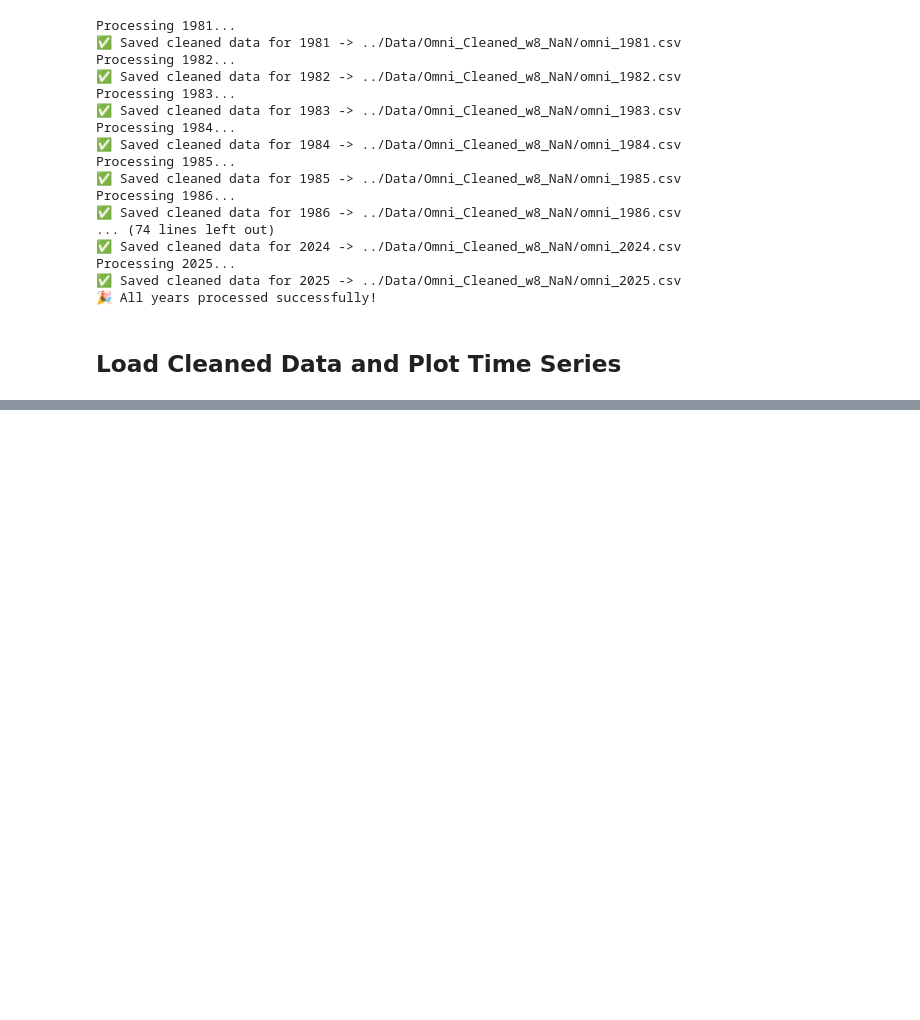
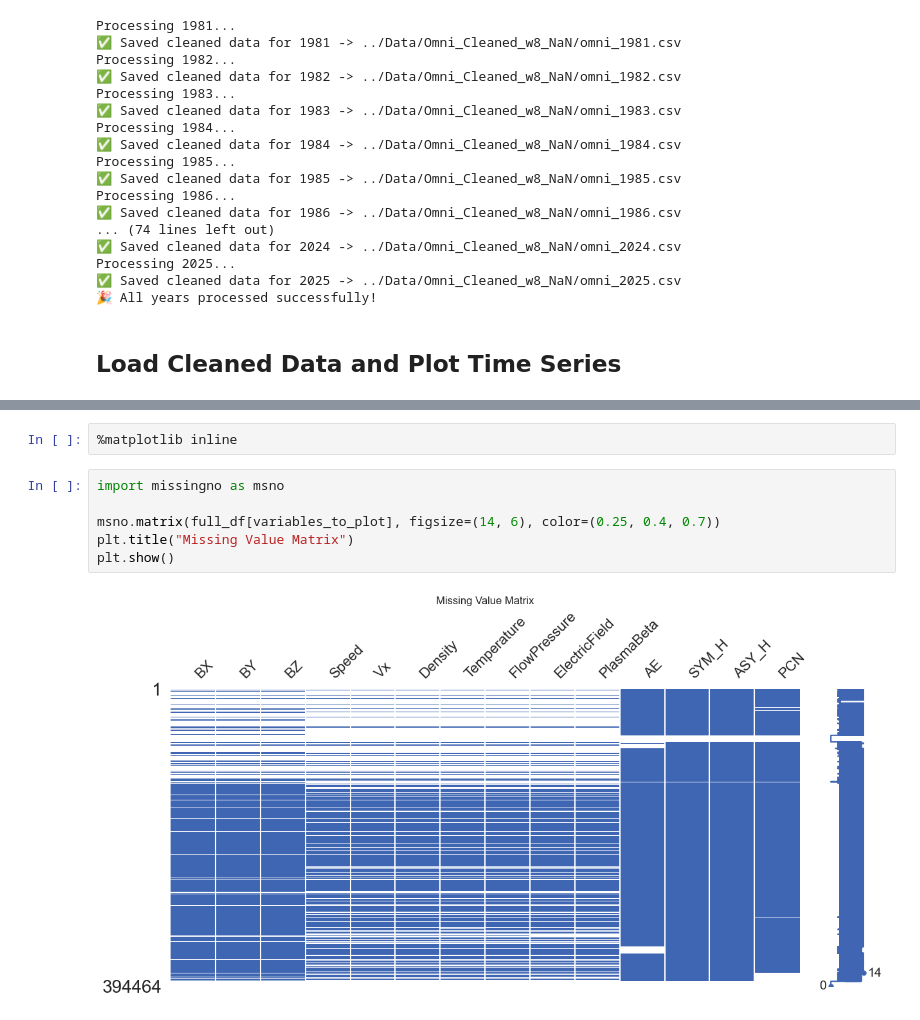
Before and after one commit to shivangichaudhary/Space-Weather-Event-Analysis, a Jupyter notebook: Notebooks/omni2.ipynb, the cells around one changed output, grey strips where cells are left out. Saved outputs shown, nothing was run; the diff lists cells and outputs as text; blank space fills up the shorter version.

```diff
--- a/Notebooks/omni2.ipynb
+++ b/Notebooks/omni2.ipynb
@@ -267,0 +402,10 @@ print(f"✅ Missing % per year plot saved at: {missing_percent_plot}")
+# %%
+%matplotlib inline
+# %%
+import missingno as msno
+
+msno.matrix(full_df[variables_to_plot], figsize=(14, 6), color=(0.25, 0.4, 0.7))
+plt.title("Missing Value Matrix")
+plt.show()
+# %% [output]
+[figure, added]
```
Also changed, not shown: parts of 18 cells of this notebook, 20 other files.
